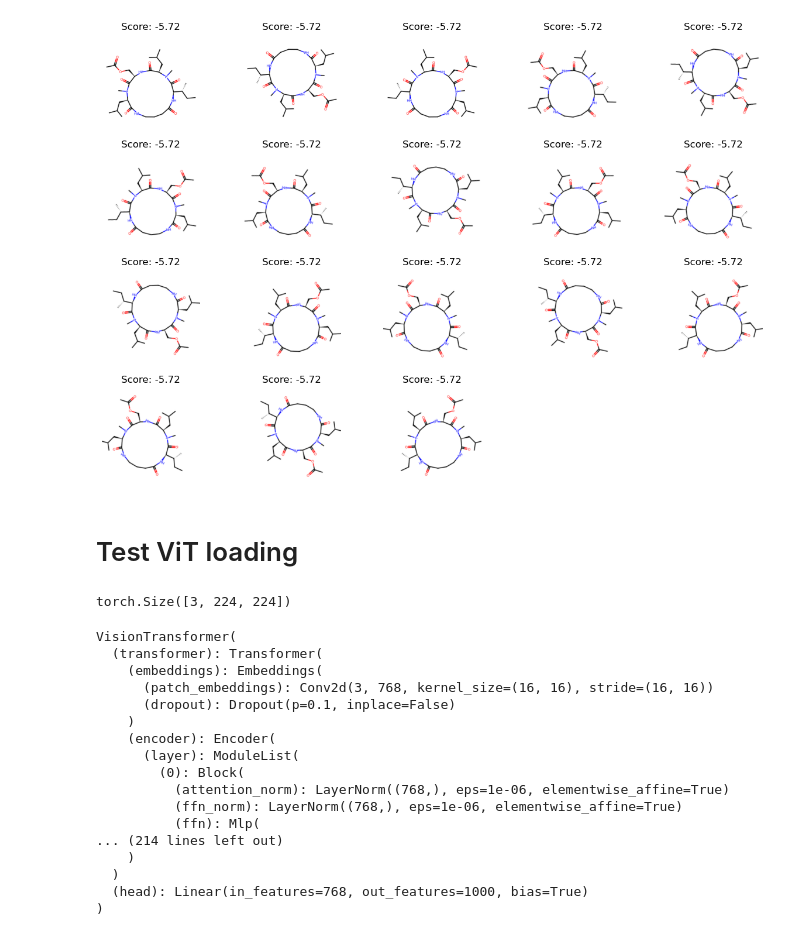
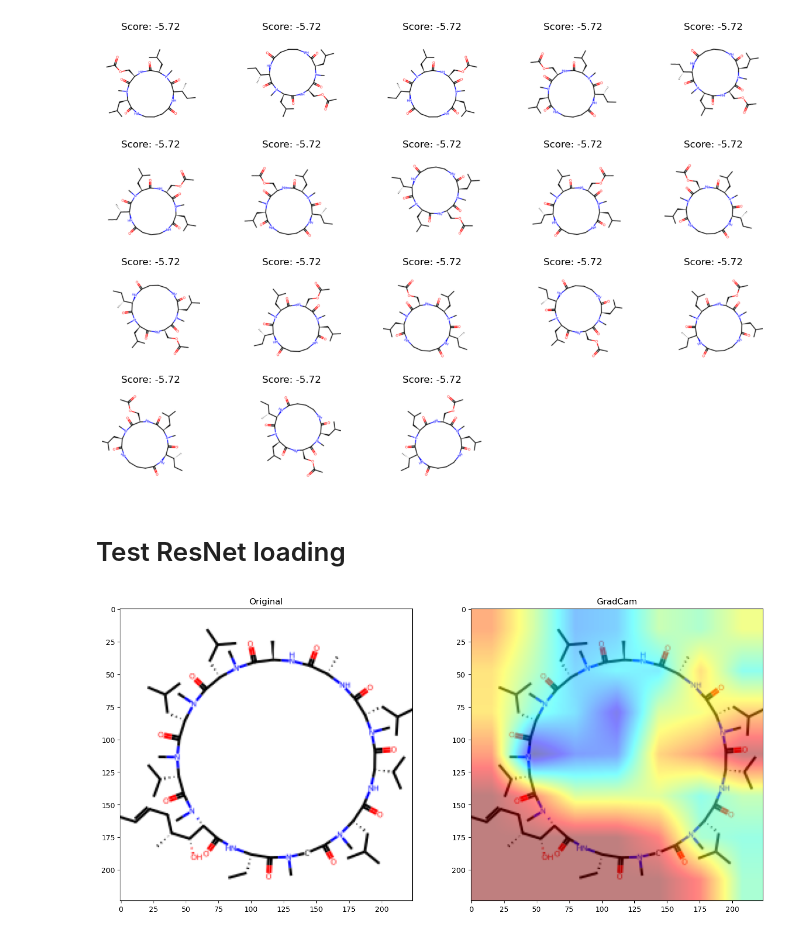
Before and after one commit to charlesxu90/cp2pred, a Jupyter notebook: 1.create_image_data.ipynb, the cells around one changed output. Cells and saved outputs as stored; diff of their text form; code cells hidden in the pictures.

Commit message:
support resnet with gradcam

```diff
--- a/1.create_image_data.ipynb
+++ b/1.create_image_data.ipynb
@@ -184,40 +184,19 @@ show_image(sample_augmented.smi_img, sample_augmented.score, ncol=5, nrow=4)
 # %% [output]
 [figure]
 # %% [markdown]
-# Test ViT loading
+# Test ResNet loading
-# %%
-from PIL import Image
-from torchvision import transforms
-
-transform = transforms.Compose([
-    transforms.Resize((224, 224)),
-    transforms.ToTensor(),
-    transforms.Normalize(mean=[0.5, 0.5, 0.5], std=[0.5, 0.5, 0.5]),
-])
-im = Image.open("data/CycPeptMPDB/smi_images/0.png")
-x = transform(im)
-x.size()
-# %% [output]
-torch.Size([3, 224, 224])
 # %%
-from model.vit import load_vit_model
-model, config = load_vit_model()
+from model.resnet import init_model, load_model_from_ckpt
+from utils.utils import count_params
+from utils.gradcam_utils import run_gradcam
+
+model = init_model("ResNet18", imageSize=224, num_classes=1)
+model = load_model_from_ckpt("ResNet18", model, 'data/resnet_ckpt/ImageMol.pth.tar')
+
+model = model.to('cuda')
 model.eval()
+count_params(model)  # 11 million parameters
+
+run_gradcam("data/gradcam/cycpep_0.png", model)
 # %% [output]
-VisionTransformer(
-  (transformer): Transformer(
-    (embeddings): Embeddings(
-      (patch_embeddings): Conv2d(3, 768, kernel_size=(16, 16), stride=(16, 16))
-      (dropout): Dropout(p=0.1, inplace=False)
-    )
-    (encoder): Encoder(
-      (layer): ModuleList(
-        (0): Block(
-          (attention_norm): LayerNorm((768,), eps=1e-06, elementwise_affine=True)
-          (ffn_norm): LayerNorm((768,), eps=1e-06, elementwise_affine=True)
-          (ffn): Mlp(
-... (214 lines left out)
-    )
-  )
-  (head): Linear(in_features=768, out_features=1000, bias=True)
-)
+[figure, added]
```
Also changed, not shown: parts of 3 cells of this notebook, 10 other files.
